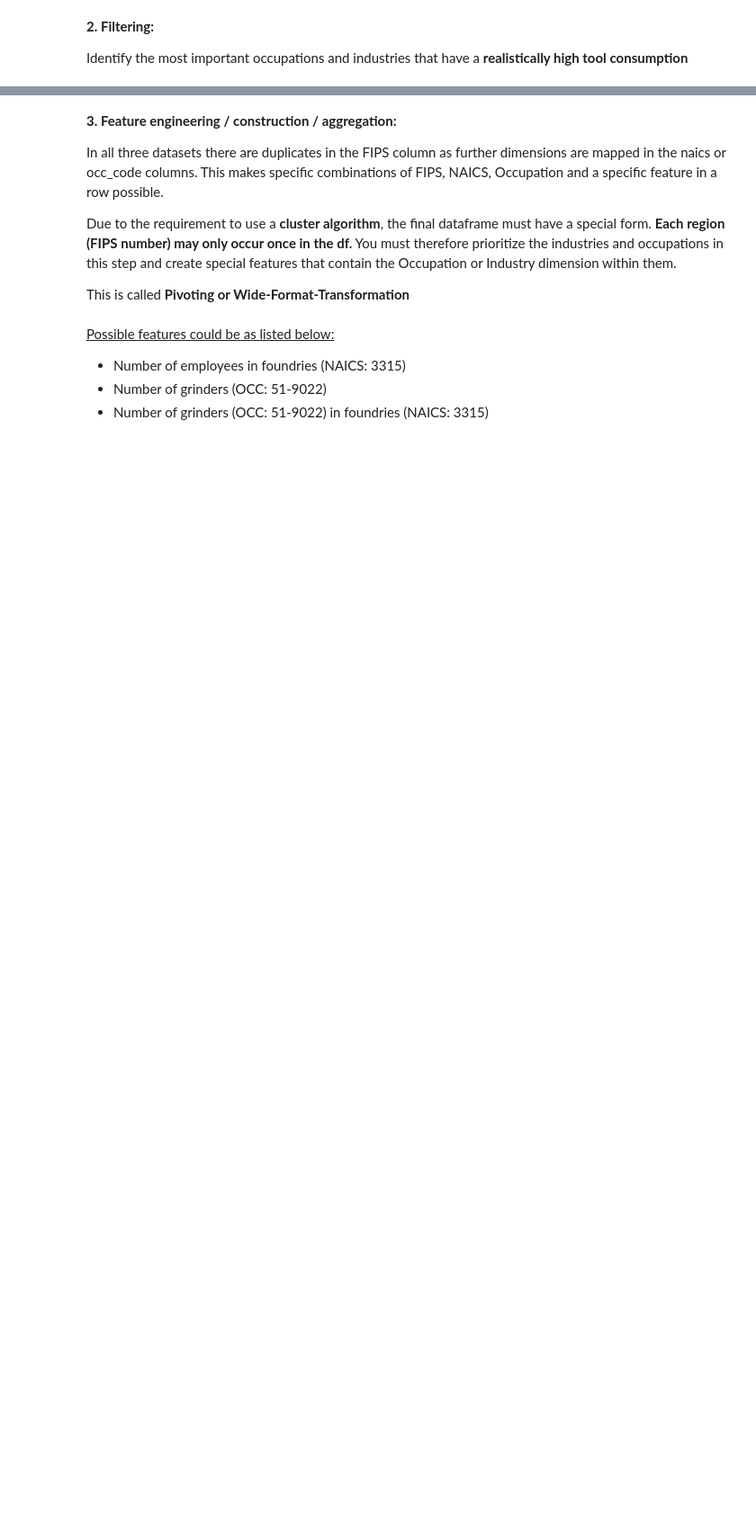
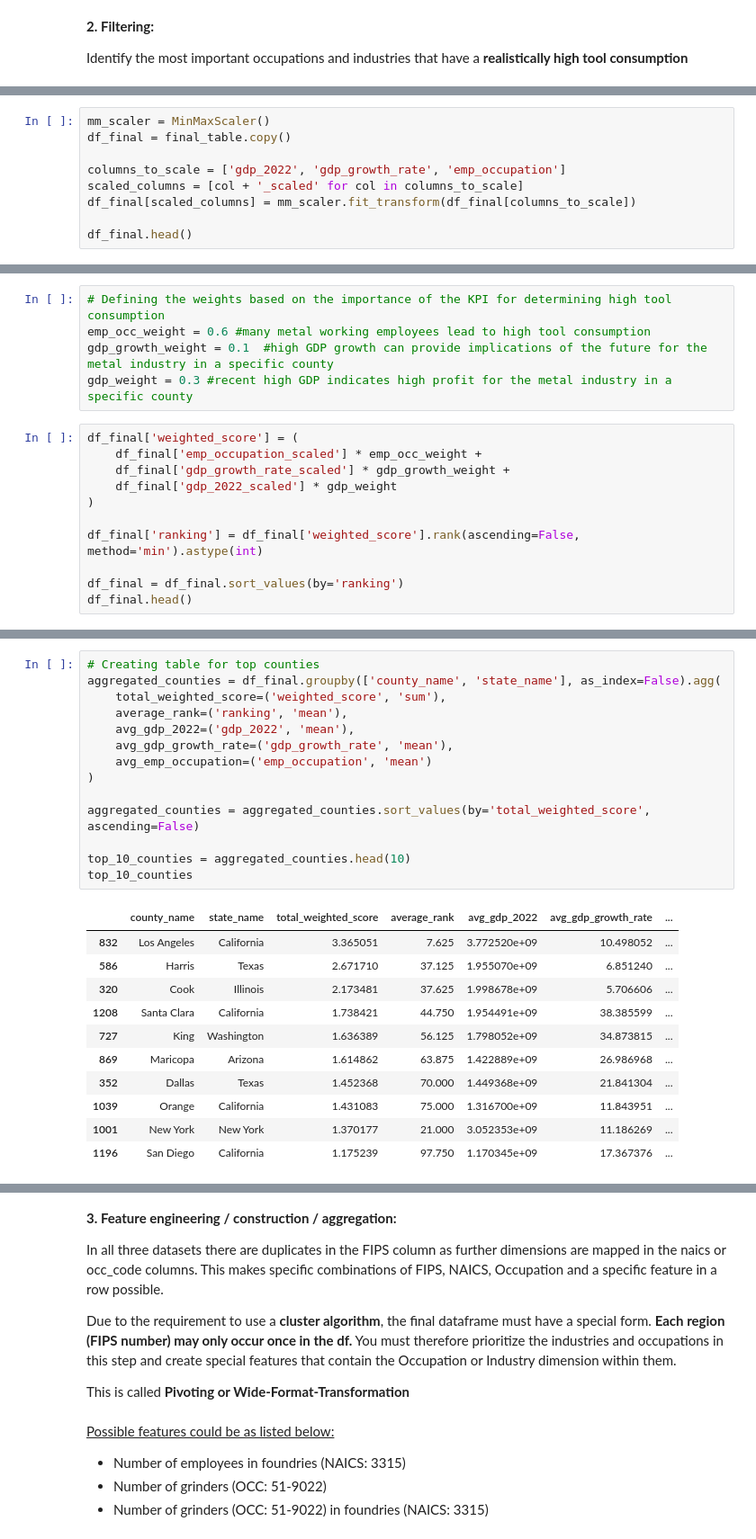
Before and after one commit to dkkdark/Data-Driven-Modeling-WS24-25, a Jupyter notebook: notebooks/data_preparation.ipynb, the cells around one changed output, grey strips where cells are left out. Shown at 90% size. Cells and saved outputs as stored; diff of their text form; blank space fills up the shorter version.

```diff
--- a/notebooks/data_preparation.ipynb
+++ b/notebooks/data_preparation.ipynb
@@ -303,0 +320,9 @@ Identify the most important occupations and industries that have a **realistical
+# %%
+mm_scaler = MinMaxScaler()
+df_final = final_table.copy()
+
+columns_to_scale = ['gdp_2022', 'gdp_growth_rate', 'emp_occupation']
+scaled_columns = [col + '_scaled' for col in columns_to_scale]
+df_final[scaled_columns] = mm_scaler.fit_transform(df_final[columns_to_scale])
+
+df_final.head()
@@ -303,0 +338,16 @@ Identify the most important occupations and industries that have a **realistical
+# %%
+# Defining the weights based on the importance of the KPI for determining high tool consumption
+emp_occ_weight = 0.6 #many metal working employees lead to high tool consumption
+gdp_growth_weight = 0.1  #high GDP growth can provide implications of the future for the metal industry in a specific county
+gdp_weight = 0.3 #recent high GDP indicates high profit for the metal industry in a specific county
+# %%
+df_final['weighted_score'] = (
+    df_final['emp_occupation_scaled'] * emp_occ_weight +
+    df_final['gdp_growth_rate_scaled'] * gdp_growth_weight +
+    df_final['gdp_2022_scaled'] * gdp_weight
+)
+
+df_final['ranking'] = df_final['weighted_score'].rank(ascending=False, method='min').astype(int)
+
+df_final = df_final.sort_values(by='ranking')
+df_final.head()
@@ -303,0 +363,26 @@ Identify the most important occupations and industries that have a **realistical
+# %%
+# Creating table for top counties
+aggregated_counties = df_final.groupby(['county_name', 'state_name'], as_index=False).agg(
+    total_weighted_score=('weighted_score', 'sum'),
+    average_rank=('ranking', 'mean'),
+    avg_gdp_2022=('gdp_2022', 'mean'),
+    avg_gdp_growth_rate=('gdp_growth_rate', 'mean'),
+    avg_emp_occupation=('emp_occupation', 'mean')
+)
+
+aggregated_counties = aggregated_counties.sort_values(by='total_weighted_score', ascending=False)
+
+top_10_counties = aggregated_counties.head(10)
+top_10_counties
+# %% [output]
+|  | county_name | state_name | total_weighted_score | average_rank | avg_gdp_2022 | avg_gdp_growth_rate | ... |
+| 832 | Los Angeles | California | 3.365051 | 7.625 | 3.772520e+09 | 10.498052 | ... |
+| 586 | Harris | Texas | 2.671710 | 37.125 | 1.955070e+09 | 6.851240 | ... |
+| 320 | Cook | Illinois | 2.173481 | 37.625 | 1.998678e+09 | 5.706606 | ... |
+| 1208 | Santa Clara | California | 1.738421 | 44.750 | 1.954491e+09 | 38.385599 | ... |
+| 727 | King | Washington | 1.636389 | 56.125 | 1.798052e+09 | 34.873815 | ... |
+| 869 | Maricopa | Arizona | 1.614862 | 63.875 | 1.422889e+09 | 26.986968 | ... |
+| 352 | Dallas | Texas | 1.452368 | 70.000 | 1.449368e+09 | 21.841304 | ... |
+| 1039 | Orange | California | 1.431083 | 75.000 | 1.316700e+09 | 11.843951 | ... |
+| 1001 | New York | New York | 1.370177 | 21.000 | 3.052353e+09 | 11.186269 | ... |
+| 1196 | San Diego | California | 1.175239 | 97.750 | 1.170345e+09 | 17.367376 | ... |
```
Also changed, not shown: parts of 16 cells of this notebook.
